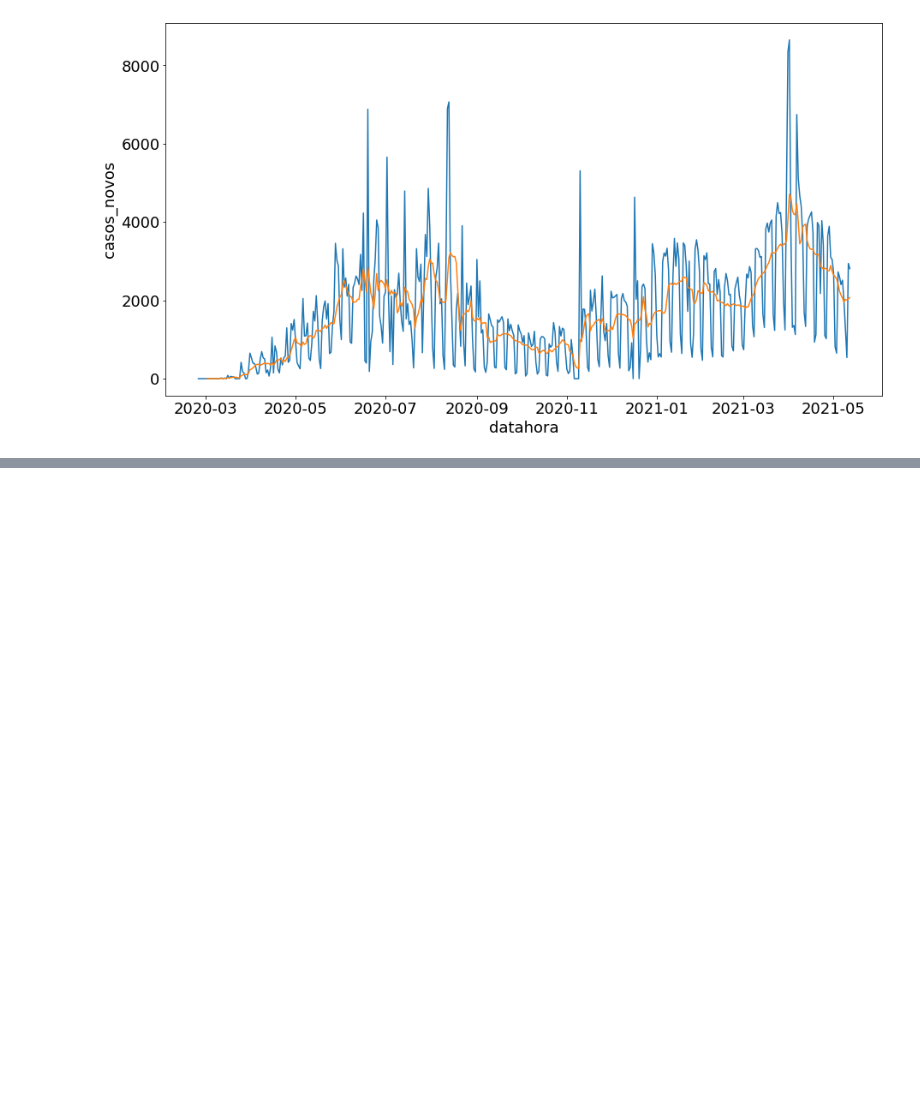
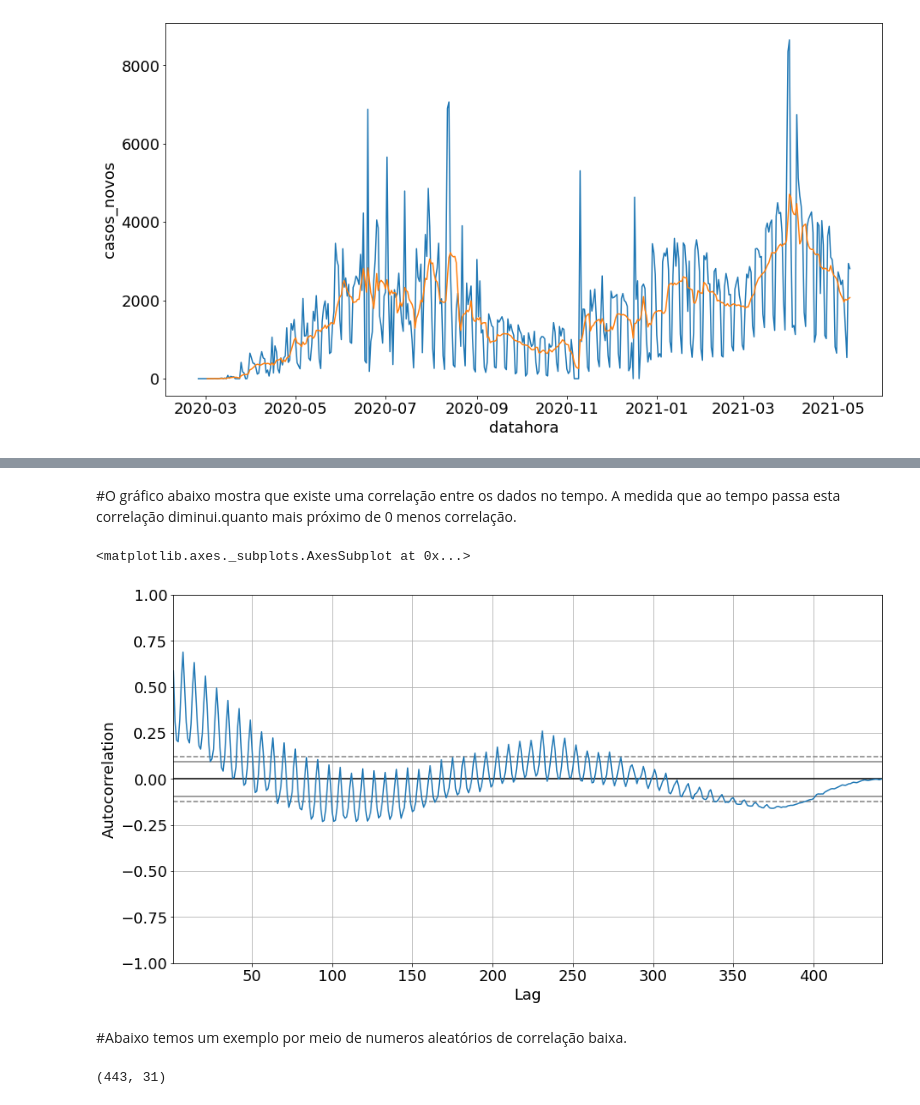
Before and after one commit to laugustovieira/prophet_covid, a Jupyter notebook: prophet_covid.ipynb, the cells around one changed output, grey strips where cells are left out. Saved outputs shown, nothing was run; the diff lists cells and outputs as text; code cells hidden in the pictures; blank space fills up the shorter version.

```diff
--- a/prophet_covid.ipynb
+++ b/prophet_covid.ipynb
@@ -177,0 +216,13 @@ sns.lineplot(x="datahora", y="media_movel_casos", data=dados_sp )
+# %% [markdown]
+#O gráfico abaixo mostra que existe uma correlação entre os dados no tempo. A medida que ao tempo passa esta correlação diminui.quanto mais próximo de 0 menos correlação.
+# %%
+autocorrelation_plot(dados_sp["casos_novos"])
+# %% [output]
+<matplotlib.axes._subplots.AxesSubplot at 0x...>
+[figure, added]
+# %% [markdown]
+#Abaixo temos um exemplo por meio de numeros aleatórios de correlação baixa.
+# %%
+dados_sp.shape
+# %% [output]
+(443, 31)
```
Also changed, not shown: parts of 7 cells of this notebook.
